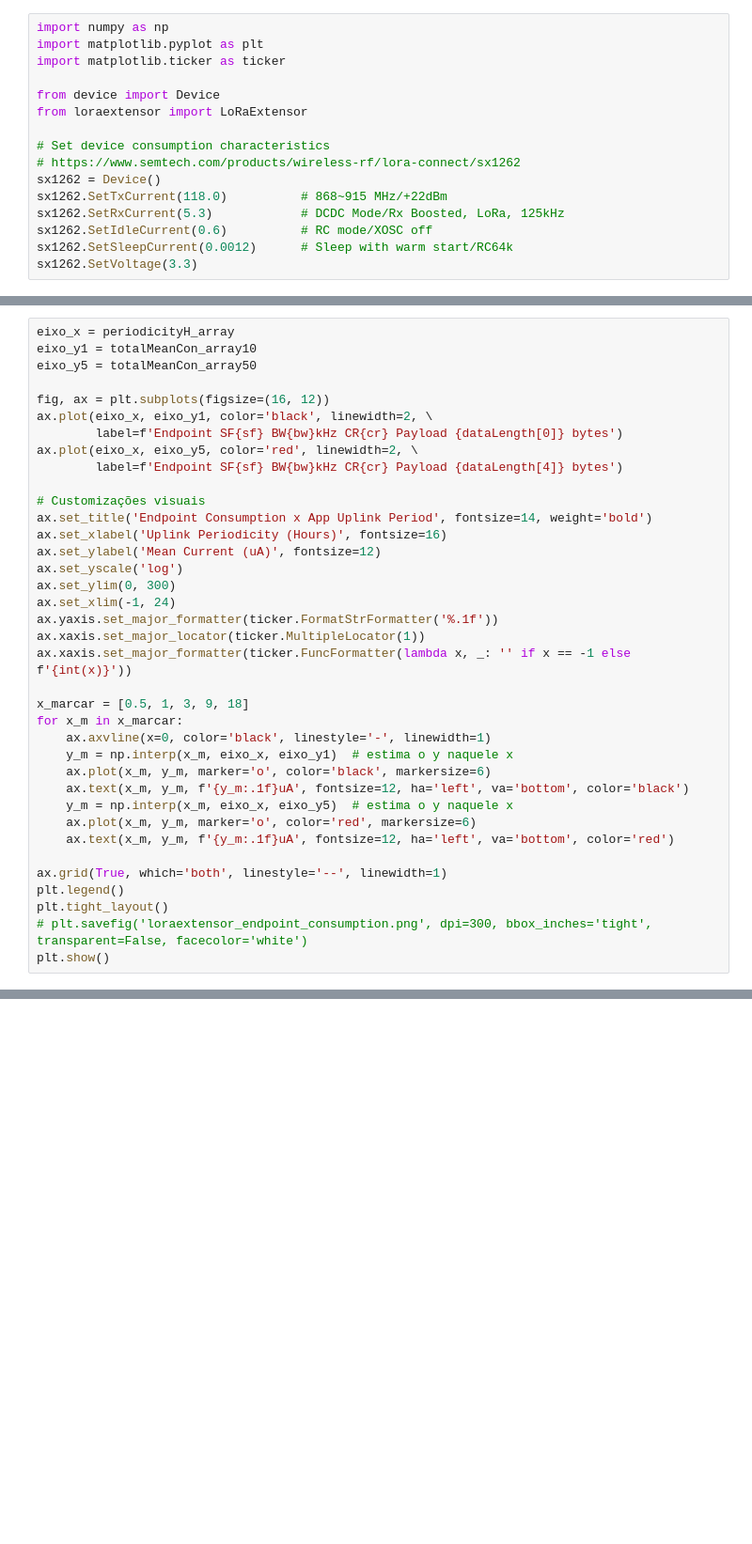
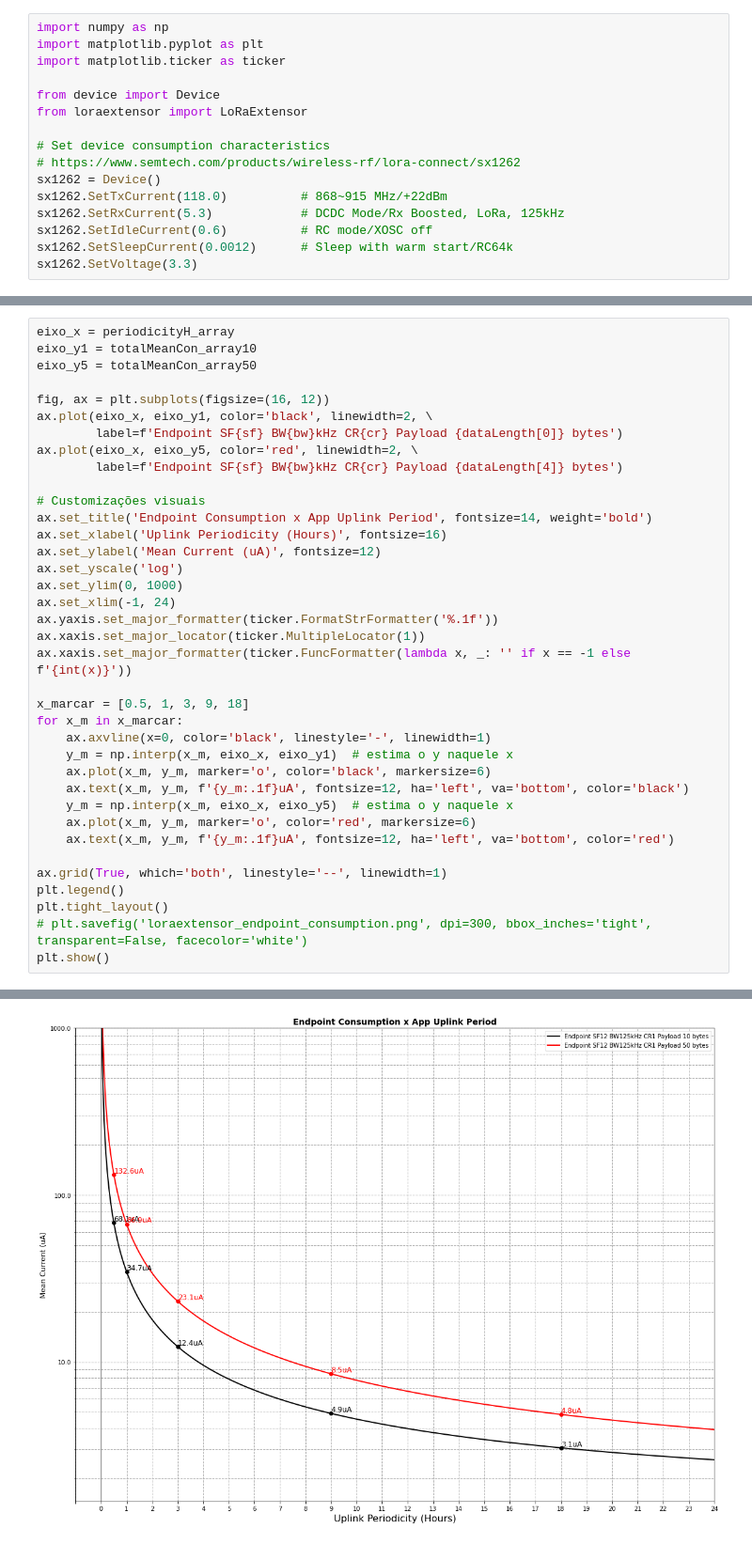
Before and after one commit to ykupas/LoRaExtender, a Jupyter notebook: loraextensor_endpoint.ipynb, the cells around one changed output, grey strips where cells are left out. Shown at 94% size. Cells and saved outputs as stored; diff of their text form; blank space fills up the shorter version.

```diff
--- a/loraextensor_endpoint.ipynb
+++ b/loraextensor_endpoint.ipynb
@@ -224,7 +242,7 @@ ax.set_title('Endpoint Consumption x App Uplink Period', fontsize=14, weight='bo
 ax.set_xlabel('Uplink Periodicity (Hours)', fontsize=16)
 ax.set_ylabel('Mean Current (uA)', fontsize=12)
 ax.set_yscale('log')
-ax.set_ylim(0, 300)
+ax.set_ylim(0, 1000)
 ax.set_xlim(-1, 24)
 ax.yaxis.set_major_formatter(ticker.FormatStrFormatter('%.1f'))
 ax.xaxis.set_major_locator(ticker.MultipleLocator(1))
@@ -245,3 +263,4 @@ plt.legend()
 plt.tight_layout()
 # plt.savefig('loraextensor_endpoint_consumption.png', dpi=300, bbox_inches='tight', transparent=False, facecolor='white')
 plt.show()
+# %% [output]
@@ -248,3 +269,4 @@ plt.show()
+[figure, added]
 # %%
 eixo_x = periodicityH_array
 eixo_y1 = txCurr_array10
```
Also changed, not shown: parts of 18 cells of this notebook, 4 other files.
